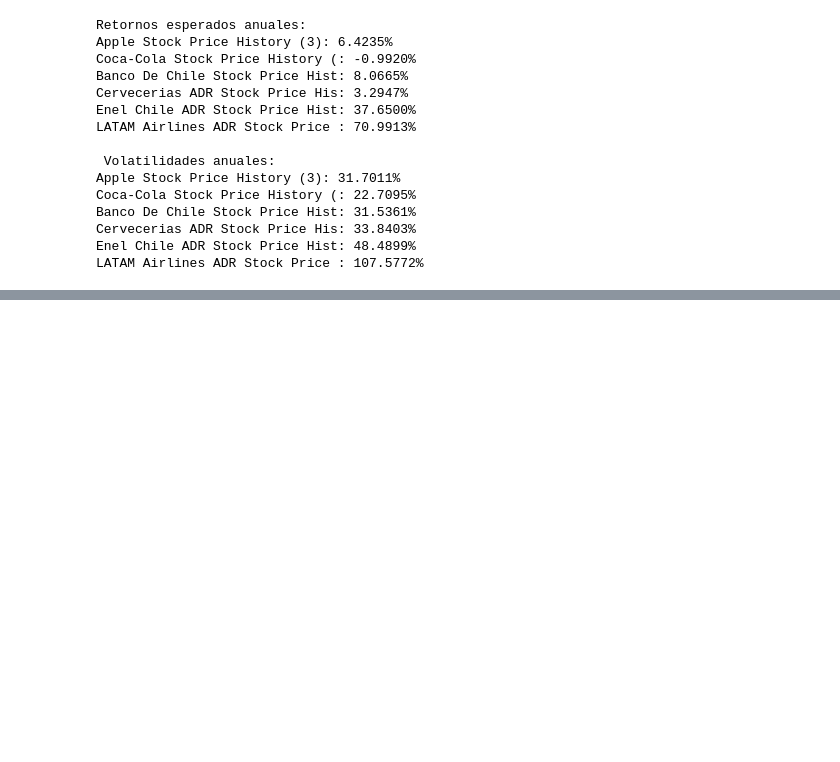
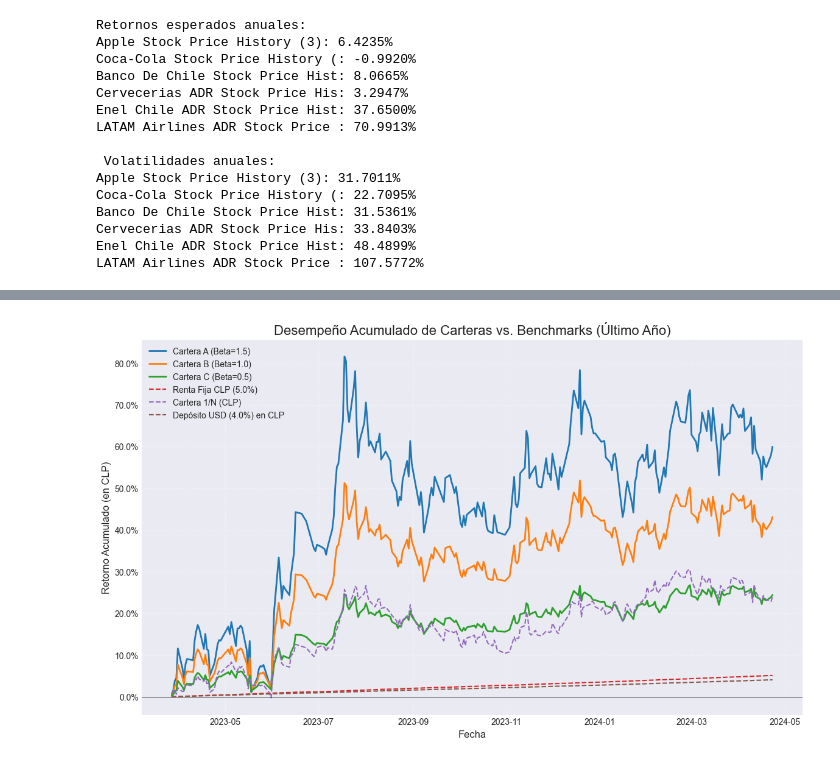
Before and after one commit to LeandroVisai/Uni, a Jupyter notebook: tarea2.ipynb, the cells around one changed output, grey strips where cells are left out. Drawn from its saved outputs; the diff is of its cells as text; code cells hidden in the pictures; blank space fills up the shorter version.

```diff
--- a/tarea2.ipynb
+++ b/tarea2.ipynb
@@ -440,0 +588,28 @@ Implementación simplificada del modelo Black-Litterman. Se parte de los retorno
+# %%
+# --- Graficar Desempeño Acumulado ---
+if w_mkt_noshort is not None: # Solo graficar si se calcularon las carteras
+    plt.figure(figsize=(14, 8))
+
+    # Graficar Carteras A, B, C
+    for col in cumulative_returns.columns:
+        plt.plot(cumulative_returns.index, cumulative_returns[col], label=col, linewidth=2)
+
+    # Graficar Benchmarks
+    for col in benchmark_returns.columns:
+        plt.plot(benchmark_returns.index, benchmark_returns[col], label=col, linestyle='--')
+
+
+    plt.title('Desempeño Acumulado de Carteras vs. Benchmarks (Último Año)', fontsize=16)
+    plt.xlabel('Fecha', fontsize=12)
+    plt.ylabel('Retorno Acumulado (en CLP)', fontsize=12)
+    plt.grid(True, linestyle=':', alpha=0.7)
+    plt.legend(fontsize=10, loc='best')
+    plt.axhline(0, color='black', linewidth=0.5) # Línea cero
+    # Formato porcentaje eje Y
+    plt.gca().yaxis.set_major_formatter(plt.FuncFormatter(lambda y, _: '{:.1%}'.format(y)))
+
+    plt.show()
+else:
+    print("\nNo se genera gráfico de desempeño porque las carteras A,B,C no se pudieron calcular.")
+# %% [output]
+[figure, added]
```
Also changed, not shown: parts of 42 cells of this notebook.
